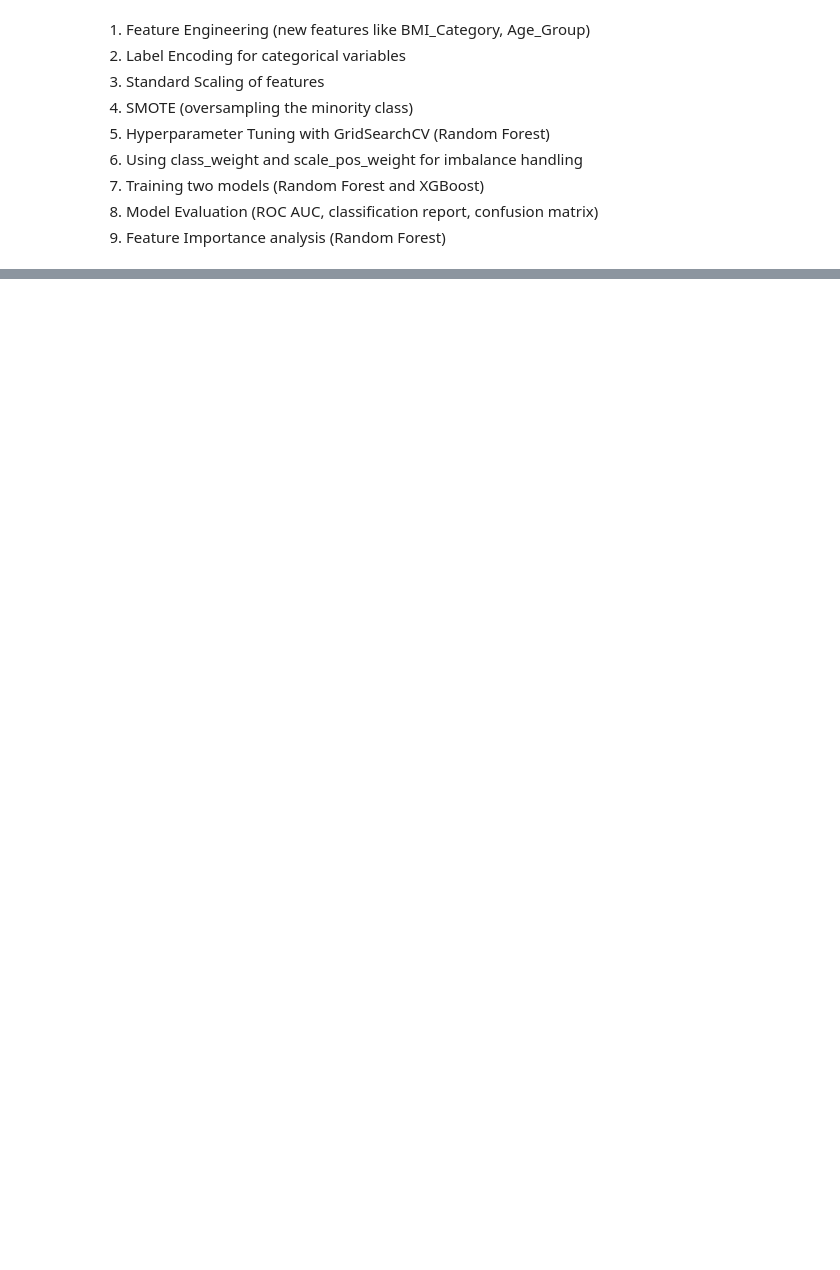
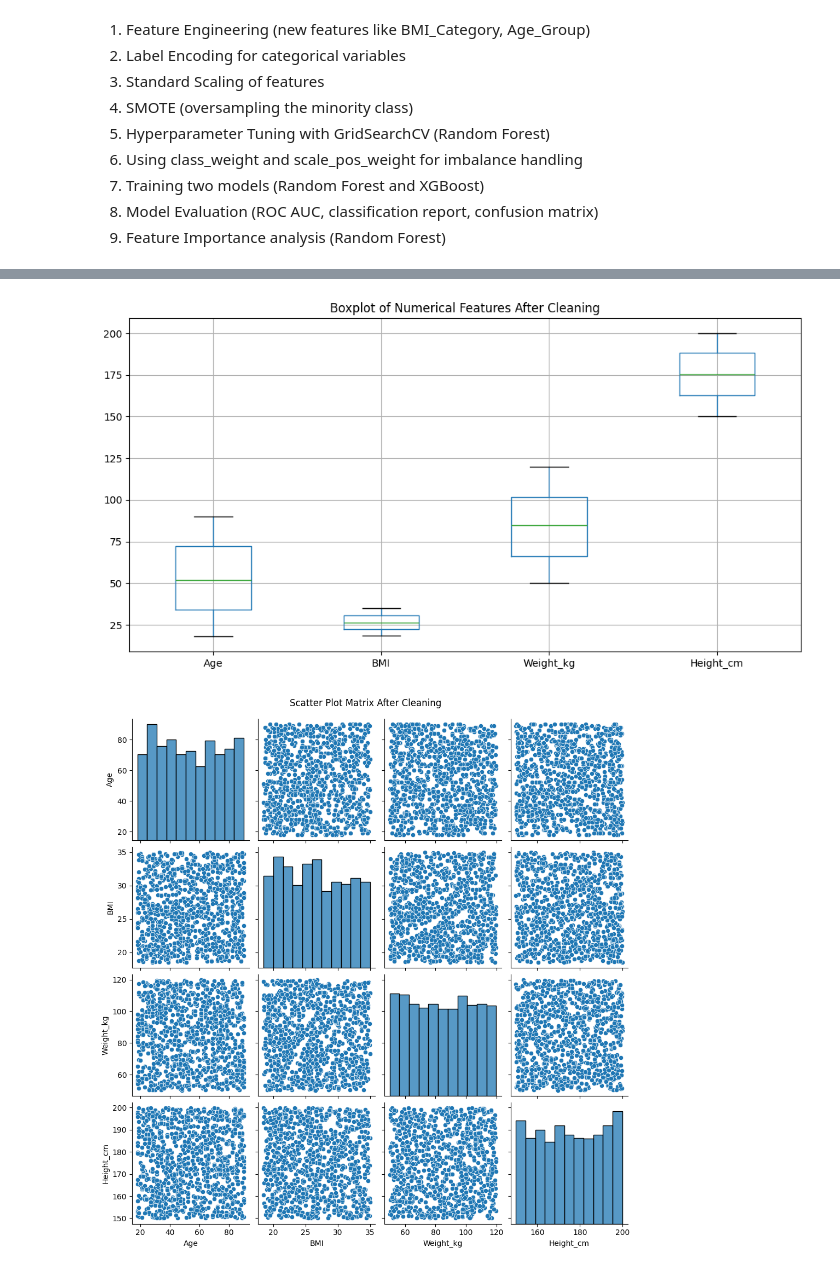
Before and after one commit to DenzilSerrao/Hypertension-prediction, a Jupyter notebook: Execution book.ipynb, the cells around one changed output, grey strips where cells are left out. Drawn from its saved outputs; the diff is of its cells as text; code cells hidden in the pictures; blank space fills up the shorter version.

```diff
--- a/Execution book.ipynb
+++ b/Execution book.ipynb
@@ -333,0 +167,32 @@ Age_Group: 0.0373
+# %%
+# Step 8: Remove Outliers using IQR and count them
+def count_outliers(df, column):
+    Q1 = df[column].quantile(0.25)
+    Q3 = df[column].quantile(0.75)
+    IQR = Q3 - Q1
+    lower = Q1 - 1.5 * IQR
+    upper = Q3 + 1.5 * IQR
+    outliers = df[(df[column] < lower) | (df[column] > upper)]
+    return outliers.shape[0]
+
+def remove_outliers(df, column):
+    Q1 = df[column].quantile(0.25)
+    Q3 = df[column].quantile(0.75)
+    IQR = Q3 - Q1
+    lower = Q1 - 1.5 * IQR
+    upper = Q3 + 1.5 * IQR
+    return df[(df[column] >= lower) & (df[column] <= upper)]
+
+# Keep track of size before and after
+print("\nDataset Size Before Outlier Removal:", df.shape)
+
+# Count and remove outliers
+total_outliers = 0
+for col in ['Age', 'BMI', 'Weight_kg', 'Height_cm']:
+    outlier_count = count_outliers(df, col)
+    total_outliers += outlier_count
+    print(f"{col} - Outliers: {outlier_count}")
+    df = remove_outliers(df, col)
+
+print("Total Outliers Removed (may include same row multiple times):", total_outliers)
+print("Dataset Size After Outlier Removal:", df.shape)
@@ -333,0 +207,14 @@ Age_Group: 0.0373
+# %%
+# Step 9: Visualize Cleaned Numerical Features
+plt.figure(figsize=(12, 6))
+df[['Age', 'BMI', 'Weight_kg', 'Height_cm']].boxplot()
+plt.title("Boxplot of Numerical Features After Cleaning")
+plt.show()
+
+# Scatter Plot Matrix After Cleaning
+sns.pairplot(df[['Age', 'BMI', 'Weight_kg', 'Height_cm']])
+plt.suptitle("Scatter Plot Matrix After Cleaning", y=1.02)
+plt.show()
+# %% [output]
+[figure, added]
+[figure, added]
```
Also changed, not shown: parts of 21 cells of this notebook, 1 other file.
